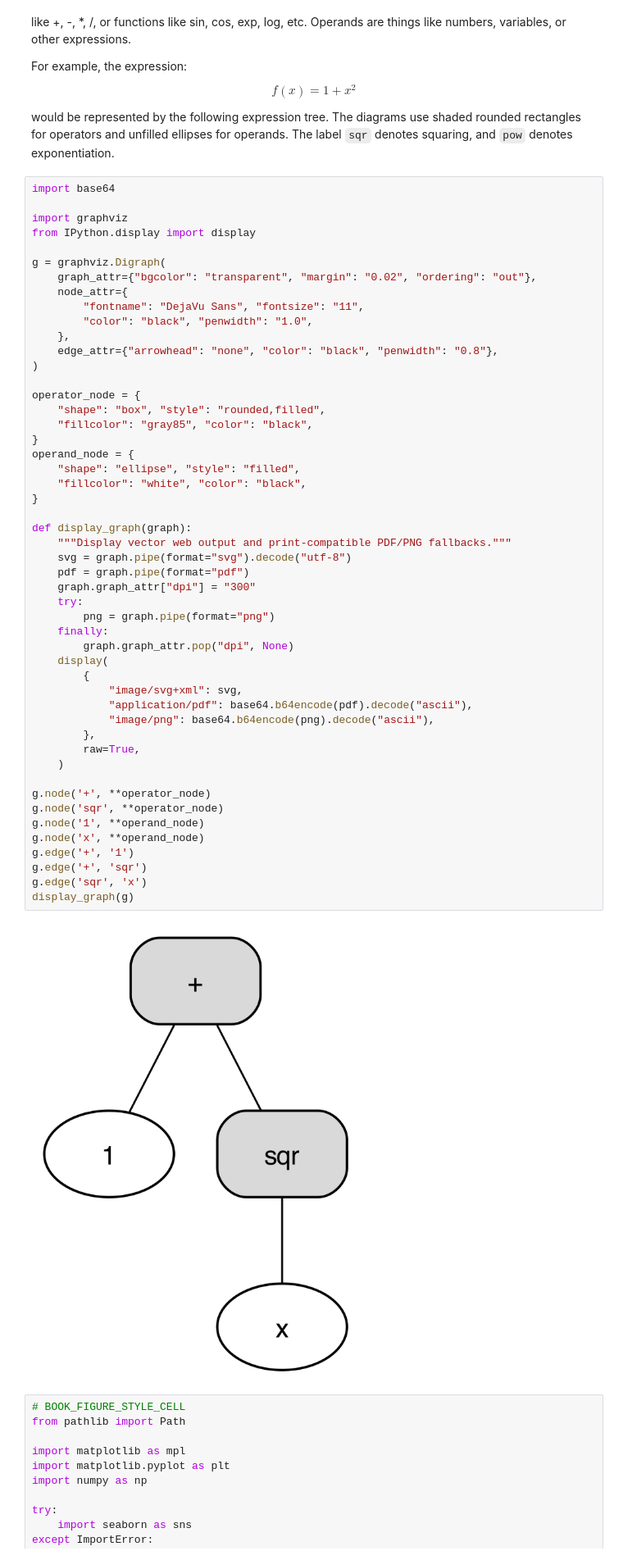
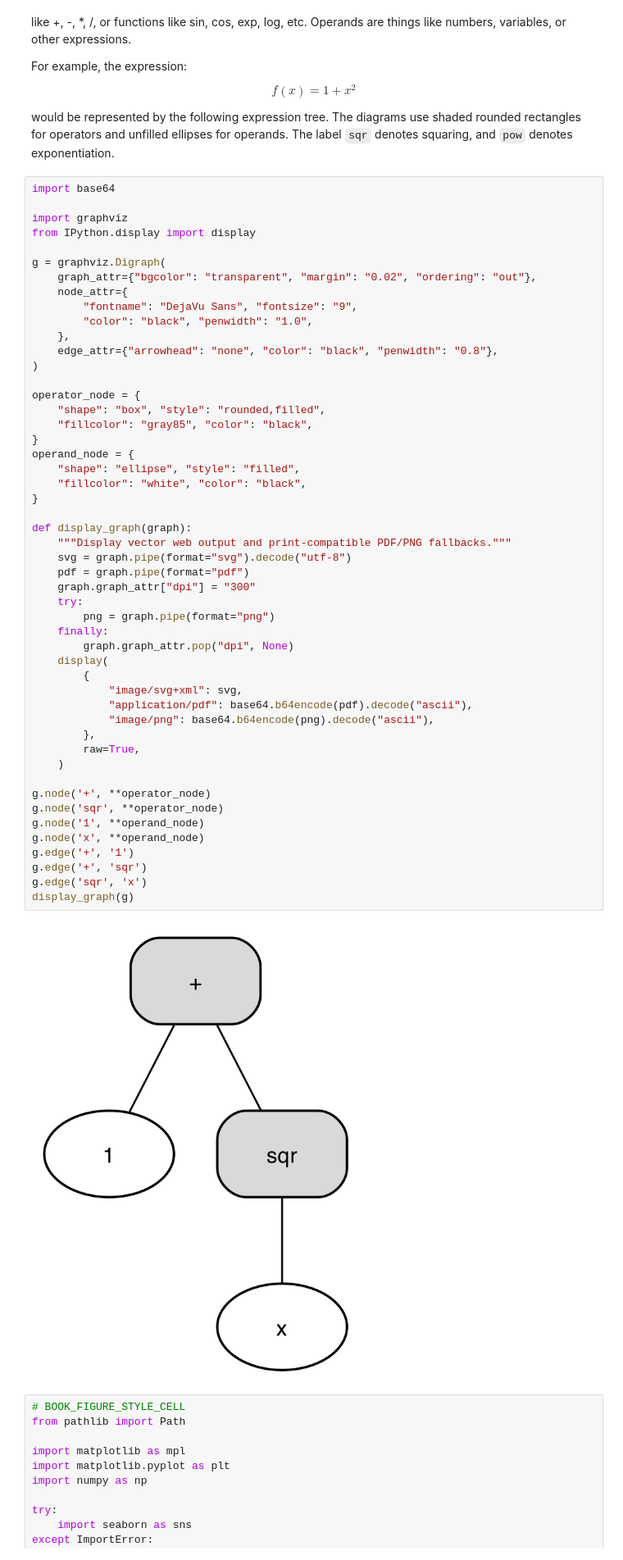
Before and after one commit to PredictiveScienceLab/advanced-scientific-machine-learning, a Jupyter notebook: _sources/ml-software/differentiation/02_symbolic.ipynb, the cells around one changed output. Shown at 82% size. Saved outputs shown, nothing was run; the diff lists cells and outputs as text.

```diff
--- a/_sources/ml-software/differentiation/02_symbolic.ipynb
+++ b/_sources/ml-software/differentiation/02_symbolic.ipynb
@@ -24,7 +24,7 @@ from IPython.display import display
 g = graphviz.Digraph(
     graph_attr={"bgcolor": "transparent", "margin": "0.02", "ordering": "out"},
     node_attr={
-        "fontname": "DejaVu Sans", "fontsize": "11",
+        "fontname": "DejaVu Sans", "fontsize": "9",
         "color": "black", "penwidth": "1.0",
     },
     edge_attr={"arrowhead": "none", "color": "black", "penwidth": "0.8"},
@@ -39,34 +39,34 @@ operand_node = {
     "fillcolor": "white", "color": "black",
 }
 
 def display_graph(graph):
     """Display vector web output and print-compatible PDF/PNG fallbacks."""
     svg = graph.pipe(format="svg").decode("utf-8")
     pdf = graph.pipe(format="pdf")
     graph.graph_attr["dpi"] = "300"
     try:
         png = graph.pipe(format="png")
     finally:
         graph.graph_attr.pop("dpi", None)
     display(
         {
             "image/svg+xml": svg,
             "application/pdf": base64.b64encode(pdf).decode("ascii"),
             "image/png": base64.b64encode(png).decode("ascii"),
         },
         raw=True,
     )
 
 g.node('+', **operator_node)
 g.node('sqr', **operator_node)
 g.node('1', **operand_node)
 g.node('x', **operand_node)
 g.edge('+', '1')
 g.edge('+', 'sqr')
 g.edge('sqr', 'x')
 display_graph(g)
 # %% [output]
-[figure, old version]
+[figure, new version]
 # %%
 # BOOK_FIGURE_STYLE_CELL
 from pathlib import Path
```
Also changed, not shown: parts of 1 cell of this notebook, 11 other files.
